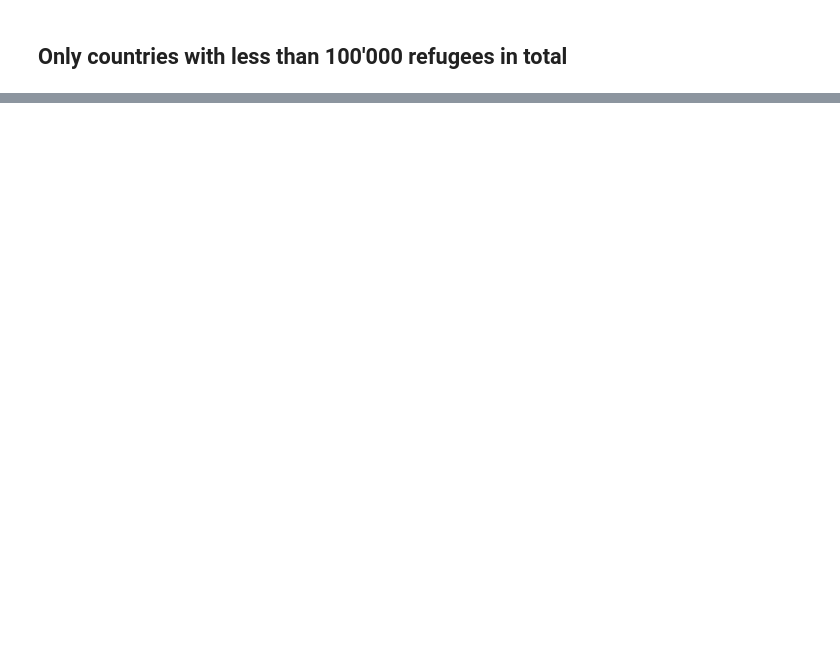
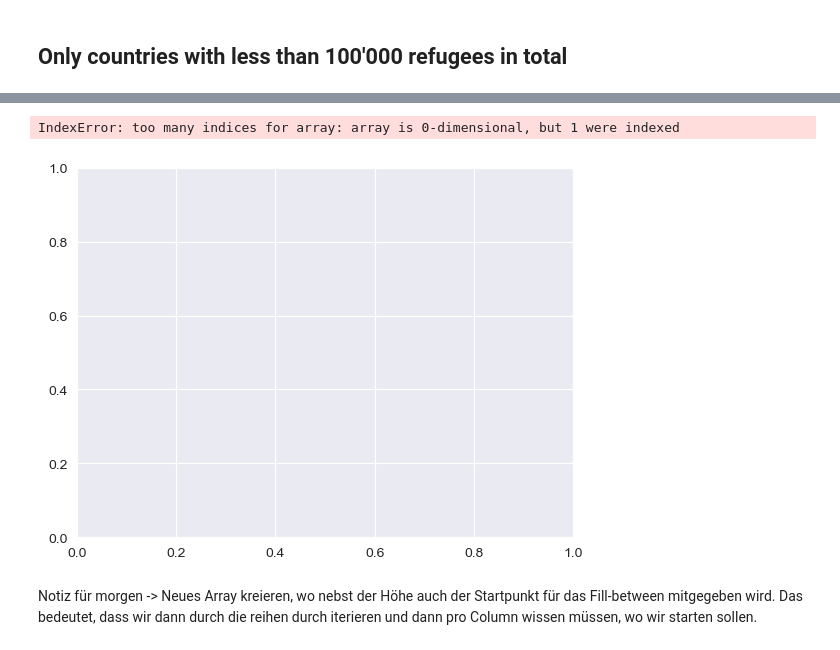
Before and after one commit to SilvanHSLU/dviz-miniproject, a Jupyter notebook: shiny graphics.ipynb, the cells around one changed output, grey strips where cells are left out. Cells and saved outputs as stored; diff of their text form; code cells hidden in the pictures; blank space fills up the shorter version.

```diff
--- a/shiny graphics.ipynb
+++ b/shiny graphics.ipynb
@@ -228,0 +250,15 @@ df_alt
+# %%
+fig, ax = plt.subplots()
+x = df_2.columns
+for country in df_2.index:
+    working_series = df_2[colname].sort_values(ascending=True)
+    bot_value = 0
+    for index, value in working_series.items():
+        ax.fill_between(colname, value, bot_value, label=index)
+        bot_value += value
+plt.show()
+# %% [output]
+IndexError: too many indices for array: array is 0-dimensional, but 1 were indexed
+[figure, added]
+# %% [markdown]
+Notiz für morgen -> Neues Array kreieren, wo nebst der Höhe auch der Startpunkt für das Fill-between mitgegeben wird. Das bedeutet, dass wir dann durch die reihen durch iterieren und dann pro Column wissen müssen, wo wir starten sollen.
```
Also changed, not shown: parts of 10 cells of this notebook.
